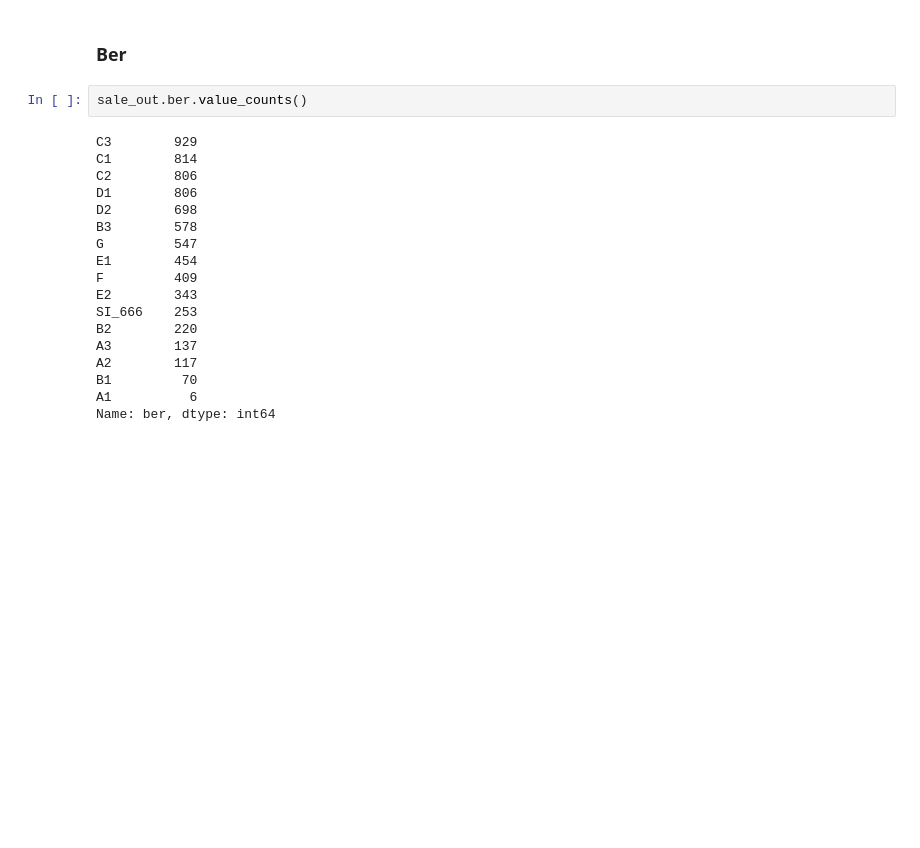
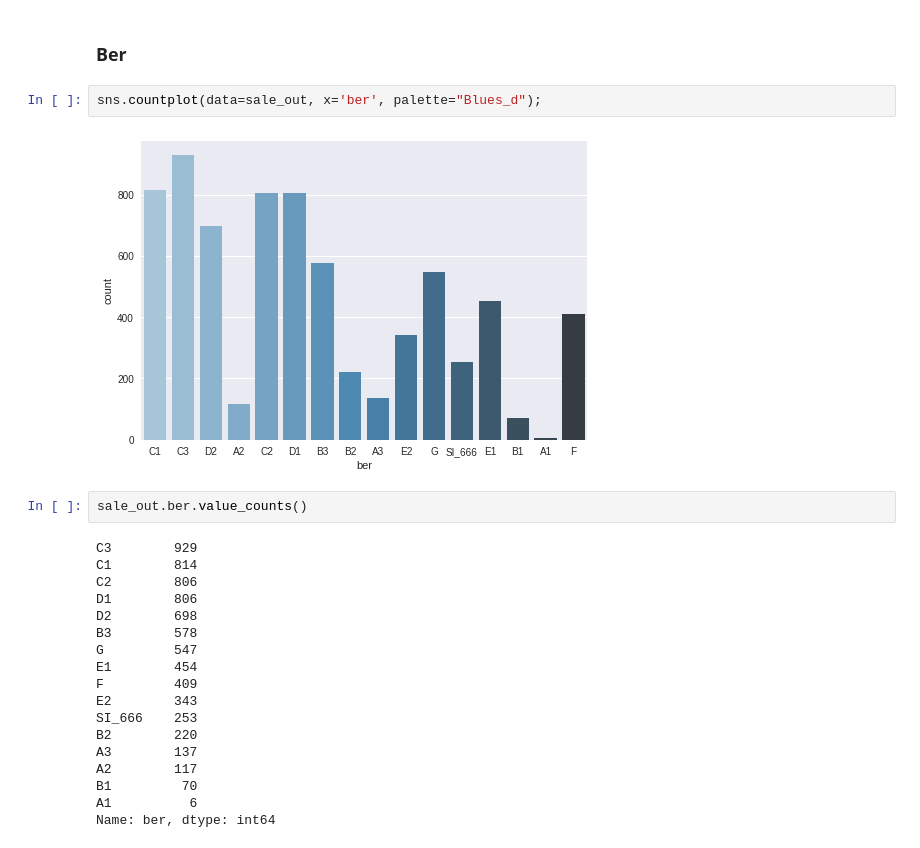
Before and after one commit to javiicc/Identifying_Potential_Investment_Opportunities_In_The_Irish_Real_Estate_Market_Using_MachineLearning, a Jupyter notebook: Data_Analysis.ipynb, the cells around one changed output. Drawn from its saved outputs; the diff is of its cells as text; blank space fills up the shorter version.

```diff
--- a/Data_Analysis.ipynb
+++ b/Data_Analysis.ipynb
@@ -765,5 +769,9 @@ ax = sns.stripplot(data=sale_out, x='price', y='type_house' ,orient='h',
 # %% [markdown]
 ### Ber
+# %%
+sns.countplot(data=sale_out, x='ber', palette="Blues_d");
+# %% [output]
+[figure, added]
 # %%
 sale_out.ber.value_counts()
 # %% [output]
```
Also changed, not shown: parts of 14 cells of this notebook, 1 other file.
